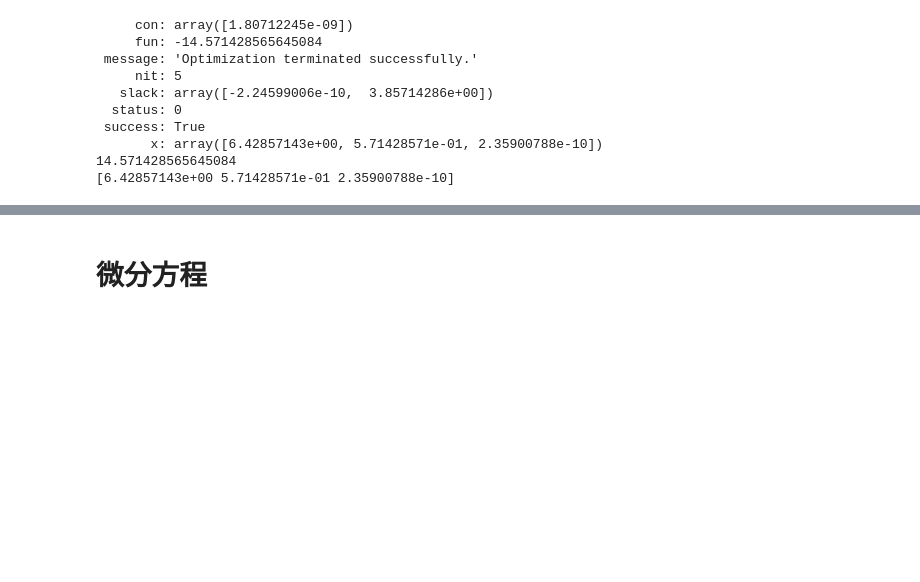
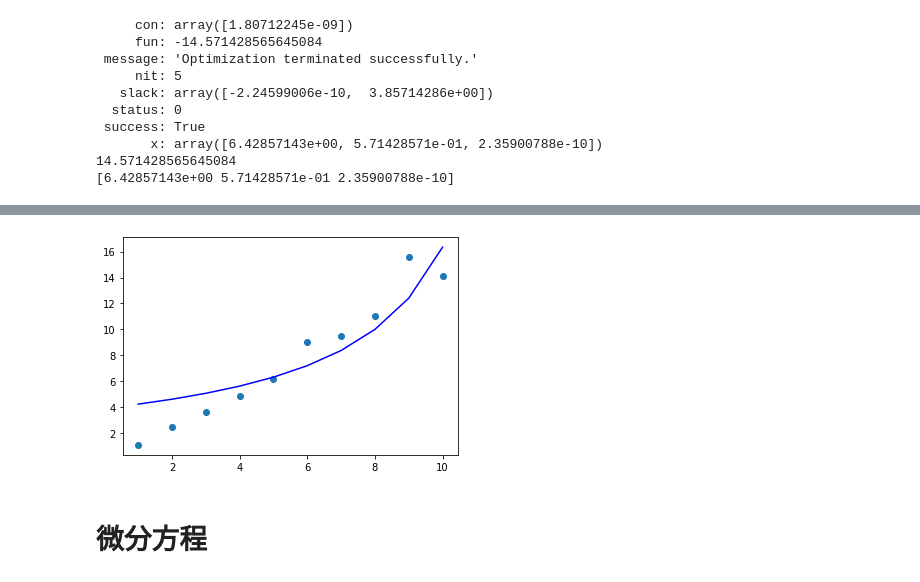
Before and after one commit to SunDocker/python_data_analysis, a Jupyter notebook: Scipy.ipynb, the cells around one changed output, grey strips where cells are left out. Saved outputs shown, nothing was run; the diff lists cells and outputs as text; code cells hidden in the pictures; blank space fills up the shorter version.

```diff
--- a/Scipy.ipynb
+++ b/Scipy.ipynb
@@ -473,3 +483,21 @@ print(res.x)
+# %%
+from numpy import arange, array
+from scipy.optimize import curve_fit
+
+# 1 先有数据点
+X = arange(1, 11, 1)
+Y = array([1.1, 2.5, 3.6, 4.9, 6.2, 9.0, 9.5, 11.0, 15.6, 14.1])
+# 2 猜测拟合曲线
+def f(x, a, b):
+    return 1/(a + b*x)
+# 3 拟合
+popt, pcov = curve_fit(f, X, Y)
+
+plt.scatter(X, Y)
+plt.plot(X, f(X, *popt), 'b-')
+plt.show()
+# %% [output]
+[figure, added]
 # %% [markdown]
 # 微分方程
 # %% [markdown]
```
Also changed, not shown: parts of 8 cells of this notebook, 2 other files.
